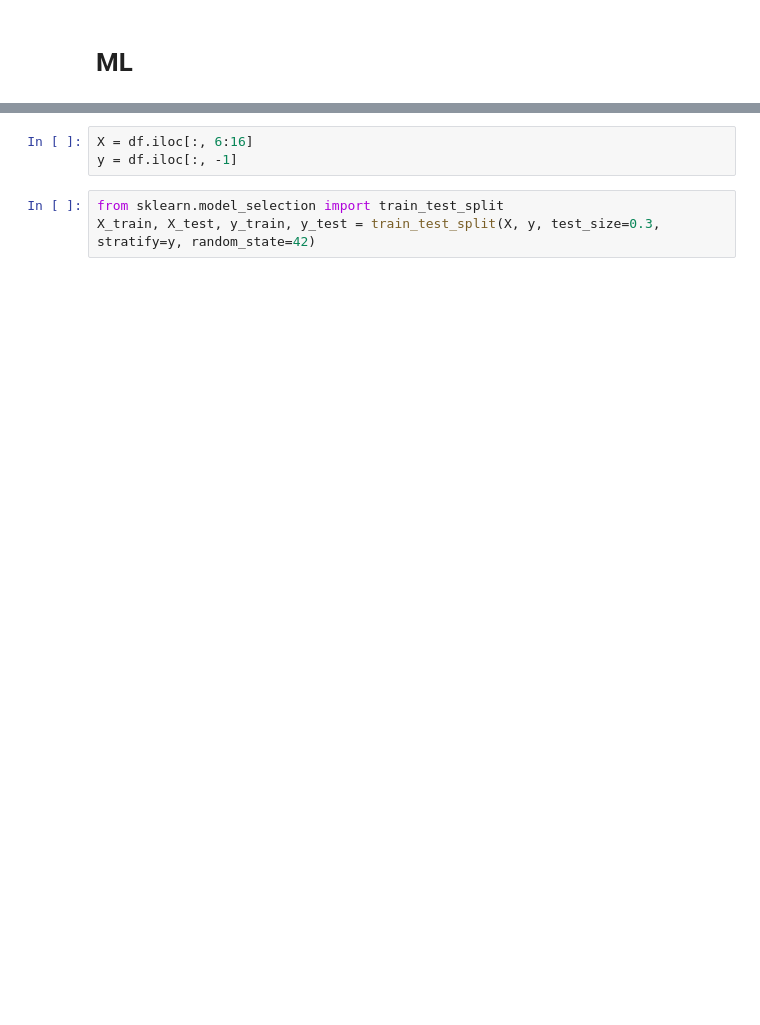
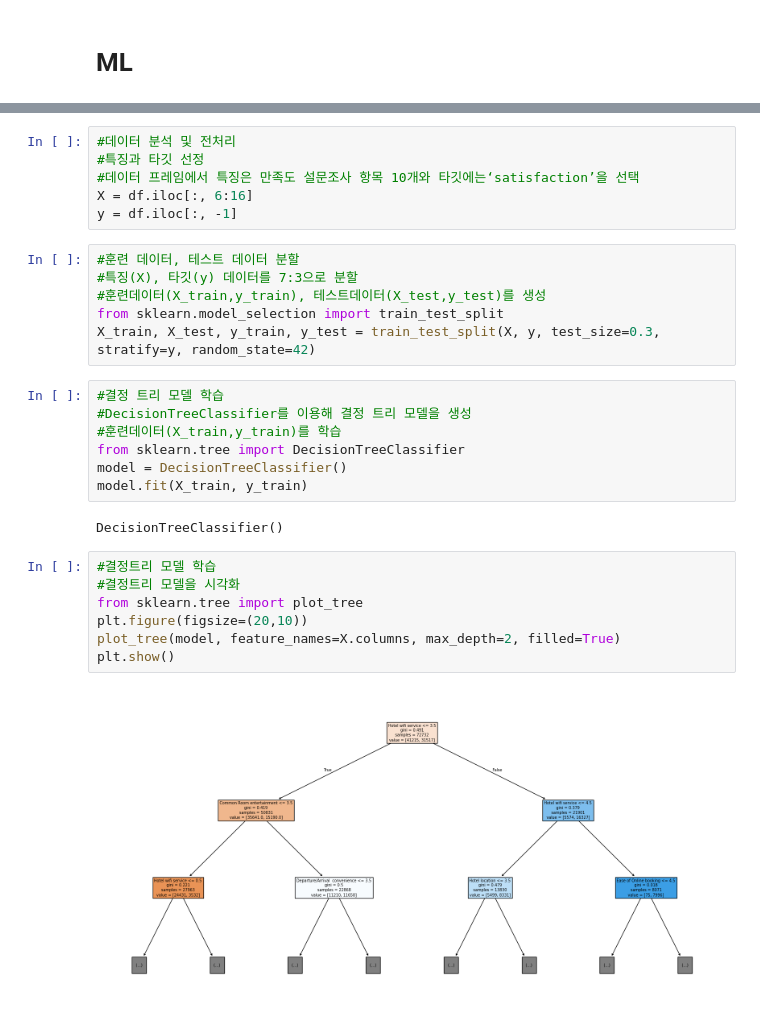
Before and after one commit to kswkm/AI_Colab, a Jupyter notebook: Decision_Tree.ipynb, the cells around one changed output, grey strips where cells are left out. Saved outputs shown, nothing was run; the diff lists cells and outputs as text; blank space fills up the shorter version.

```diff
--- a/Decision_Tree.ipynb
+++ b/Decision_Tree.ipynb
@@ -76,9 +89,33 @@ sns.heatmap(df.iloc[:, 1:].corr(numeric_only = True), annot=True, cmap='Blues')
 plt.show()
 # %% [output]
 [figure]
-# %%
-X = df.iloc[:, 6:16]
-y = df.iloc[:, -1]
+# %%
+#데이터 분석 및 전처리
+#특징과 타깃 선정
+#데이터 프레임에서 특징은 만족도 설문조사 항목 10개와 타깃에는‘satisfaction’을 선택
+X = df.iloc[:, 6:16]
+y = df.iloc[:, -1]
 # %%
+#훈련 데이터, 테스트 데이터 분할
+#특징(X), 타깃(y) 데이터를 7:3으로 분할
+#훈련데이터(X_train,y_train), 테스트데이터(X_test,y_test)를 생성
 from sklearn.model_selection import train_test_split
 X_train, X_test, y_train, y_test = train_test_split(X, y, test_size=0.3, stratify=y, random_state=42)
+# %%
+#결정 트리 모델 학습
+#DecisionTreeClassifier를 이용해 결정 트리 모델을 생성
+#훈련데이터(X_train,y_train)를 학습
+from sklearn.tree import DecisionTreeClassifier
+model = DecisionTreeClassifier()
+model.fit(X_train, y_train)
+# %% [output]
+DecisionTreeClassifier()
+# %%
+#결정트리 모델 학습
+#결정트리 모델을 시각화
+from sklearn.tree import plot_tree
+plt.figure(figsize=(20,10))
+plot_tree(model, feature_names=X.columns, max_depth=2, filled=True)
+plt.show()
+# %% [output]
+[figure, added]
```
Also changed, not shown: parts of 14 cells of this notebook.
